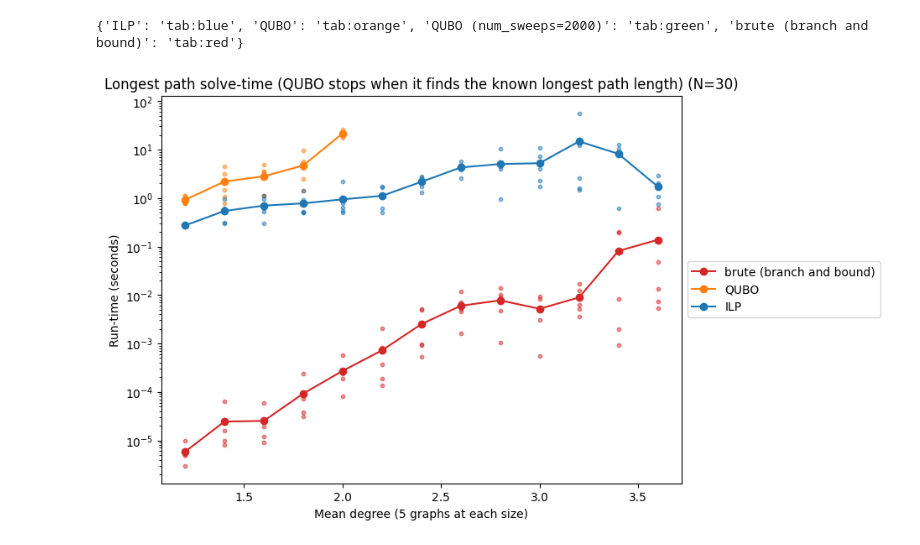
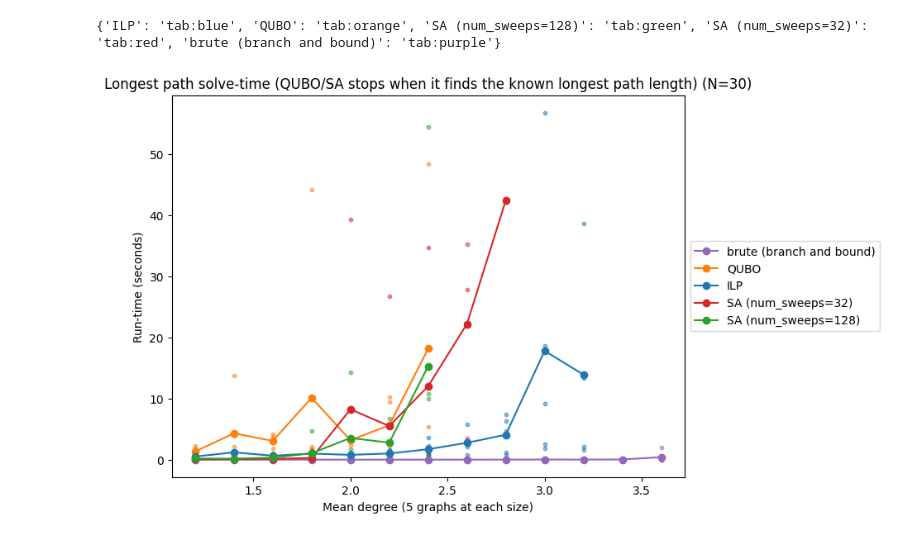
Before and after one commit to blinkybool/LongestPath, a Jupyter notebook: notebooks/qubo_known.ipynb, the cells around one changed output. Cells and saved outputs as stored; diff of their text form; code cells hidden in the pictures.

Commit message:
qubo fixes and vis updates

```diff
--- a/notebooks/qubo_known.ipynb
+++ b/notebooks/qubo_known.ipynb
@@ -8,7 +8,7 @@ top_level_path = os.path.abspath(os.path.join('..'))
 if top_level_path not in sys.path:
 	sys.path.append(top_level_path)
 # %%
-benchmark_path = "../benchmarks/qubo_known/1"
+benchmark_path = "../benchmarks/qubo_known/2"
 # %%
 from longestpath import gen_num_edges
 from benchmarking import new_benchmark
@@ -43,5 +43,5 @@ for graph_id, graph in benchmark.graphs:
     length = len(result['path'])-1
     graph.set_known_longest_path_length(length)
 
-benchmark.run(retryFailures=True, timeout=60, solver_indices=[3])
+benchmark.run(retryFailures=True, timeout=60, solver_indices=[4])
 # %% [output]
@@ -68,43 +84,52 @@ import matplotlib.pyplot as plt
 import matplotlib.colors as mcolors
 from benchmarking import Benchmark
 
+actual_lengths = {}
+for graph_id, graph in benchmark.graphs:
+    result = brute.solve(graph, "BRANCH_N_BOUND")
+    length = len(result['path'])-1
+    actual_lengths[graph_id] = length
+
 benchmark = Benchmark.load(benchmark_path)
 df = benchmark.get_dataframe()
-df = df[df['solver'] != 3]
 df = df[df['failure'].isnull()]
+df['actual_length'] = df.apply(lambda row: actual_lengths[row['graph_id']], axis=1)
+shorter_paths = df[df['length'] != df['actual_length']]
+df = df[df['length'] == df['actual_length']]
 
 solver_plot_names = {
     0: 'brute (branch and bound)',
     1: "QUBO",
     2: 'ILP',
-    3: "QUBO (num_sweeps=2000)",
+    3: "SA (num_sweeps=32)",
+    4: "SA (num_sweeps=128)",
 }
 
 colordict = dict(zip(sorted(solver_plot_names.values()), mcolors.TABLEAU_COLORS))
 print(colordict)
 
 # df['solver_plot_name'] = df.apply(axis=1, func=lambda row: solver_plot_names.get(row['solver'], row['solver_name']))
 
 to_plot = df.groupby(['average_out_degree', 'solver']).agg({'run_time': 'mean'}).reset_index() \
     .pivot(index='average_out_degree', columns='solver', values='run_time') \
     .rename(columns=solver_plot_names);
 
 to_plot.plot(style="o-", color=colordict)
 
 for i in range(len(benchmark.solvers)):
     solver_df = df[df["solver"] == i]
     plt.scatter(solver_df['average_out_degree'], solver_df['run_time'], label=None, color=colordict[solver_plot_names[i]], alpha=0.5, s=10)
 
-plt.yscale('log')
+# plt.yscale('log')
 # plt.xticks(np.arange(1, 4.0, 0.5))
 plt.ylabel("Run-time (seconds)")
 plt.xlabel("Mean degree (5 graphs at each size)")
-plt.title(f"Longest path solve-time (QUBO stops when it finds the known longest path length) (N=30)")
+plt.title(f"Longest path solve-time (QUBO/SA stops when it finds the known longest path length) (N=30)")
 plt.legend(loc='center left', bbox_to_anchor=(1, 0.5))
 
 plt.gcf().set_size_inches(8, 6)
 
-plt.savefig(os.path.join(benchmark.benchmark_path, "qubo_known_n50.png"), dpi=400, bbox_inches='tight')
+plt.savefig(os.path.join(benchmark.benchmark_path, "qubo_known_n30.png"), dpi=400, bbox_inches='tight')
 # %% [output]
-{'ILP': 'tab:blue', 'QUBO': 'tab:orange', 'QUBO (num_sweeps=2000)': 'tab:green', 'brute (branch and bound)': 'tab:red'}
+{'ILP': 'tab:blue', 'QUBO': 'tab:orange', 'SA (num_sweeps=128)': 'tab:green', 'SA (num_sweeps=32)': 'tab:red', 'brute (branch and bound)': 'tab:purple'}
-[figure, old version]
+[figure, new version]
```
Also changed, not shown: parts of 3 cells of this notebook, 5 other files.
